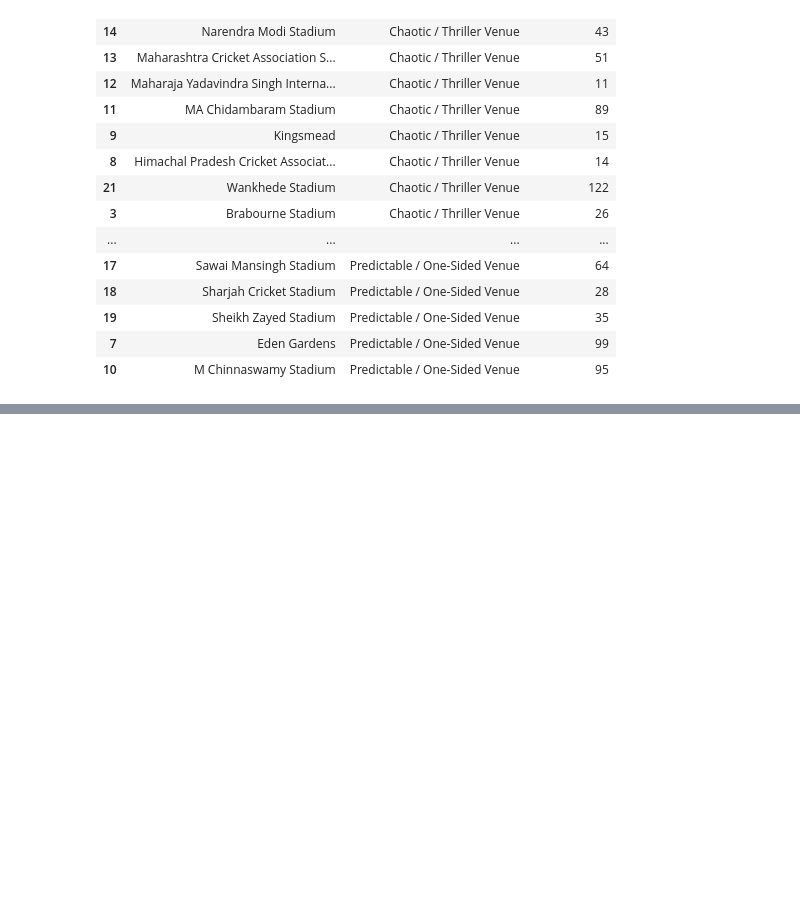
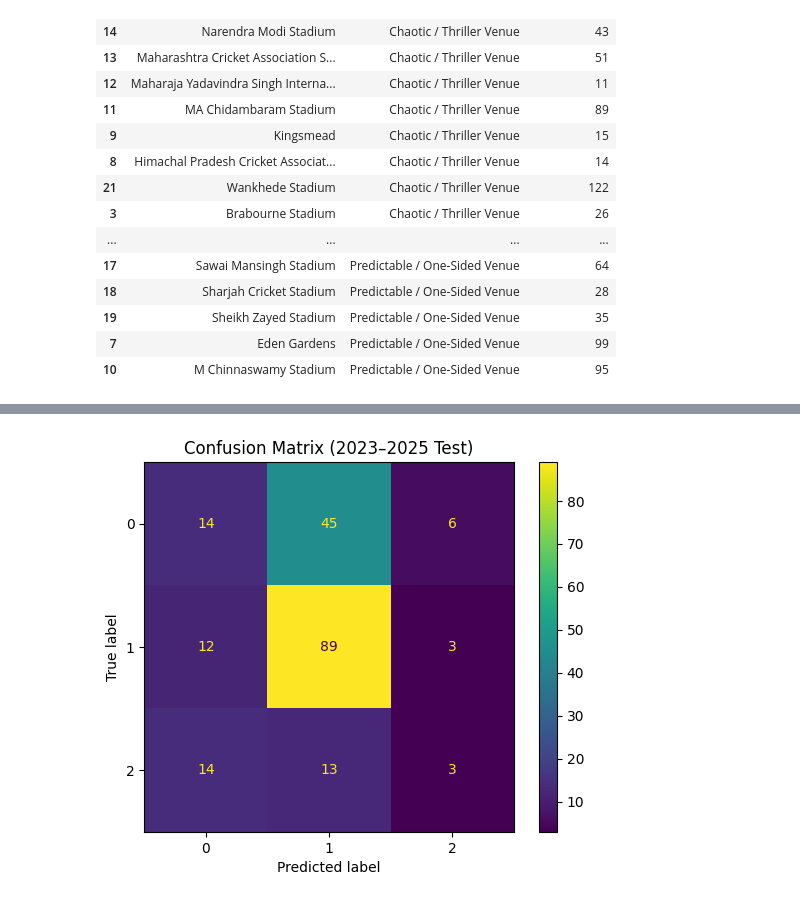
Before and after one commit to kannanvellayan04-spec/ipl-venue-app, a Jupyter notebook: webscraptry1.ipynb, the cells around one changed output, grey strips where cells are left out. Saved outputs shown, nothing was run; the diff lists cells and outputs as text; code cells hidden in the pictures; blank space fills up the shorter version.

```diff
--- a/webscraptry1.ipynb
+++ b/webscraptry1.ipynb
@@ -847,0 +2437,36 @@ os.getcwd()
+# %%
+import numpy as np
+from scipy.stats import chi2
+
+# Using final temporal split
+X_train = train_df[features]
+y_train = train_df['target']
+X_test = test_df[features]
+y_test = test_df['target']
+
+# Train tuned logistic
+model = Pipeline([
+    ('scaler', StandardScaler()),
+    ('model', LogisticRegression(max_iter=3000, solver='lbfgs', C=0.1))
+])
+
+model.fit(X_train, y_train)
+model_pred = model.predict(X_test)
+
+# Majority baseline
+majority_class = y_train.value_counts().idxmax()
+baseline_pred = np.full_like(y_test, majority_class)
+
+# Compute b and c
+b = np.sum((model_pred == y_test) & (baseline_pred != y_test))
+c = np.sum((model_pred != y_test) & (baseline_pred == y_test))
+
+# McNemar statistic with continuity correction
+chi_square = (abs(b - c) - 1)**2 / (b + c)
+
+p_value = 1 - chi2.cdf(chi_square, df=1)
+
+print("b (model only correct):", b)
+print("c (baseline only correct):", c)
+print("McNemar chi-square:", chi_square)
+print("p-value:", p_value)
@@ -847,0 +2634,9 @@ os.getcwd()
+# %%
+from sklearn.metrics import ConfusionMatrixDisplay
+import matplotlib.pyplot as plt
+
+ConfusionMatrixDisplay.from_predictions(y_test, model_pred)
+plt.title("Confusion Matrix (2023–2025 Test)")
+plt.show()
+# %% [output]
+[figure, added]
```
Also changed, not shown: parts of 163 cells of this notebook, 18 other files.
